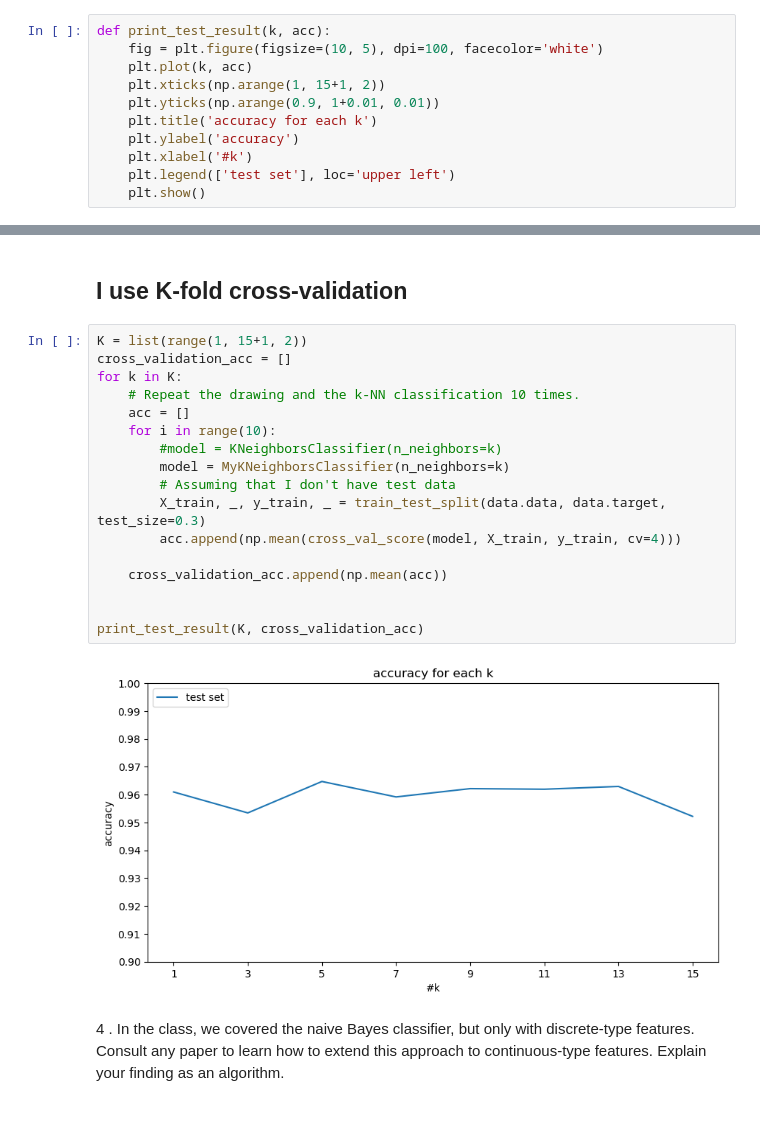
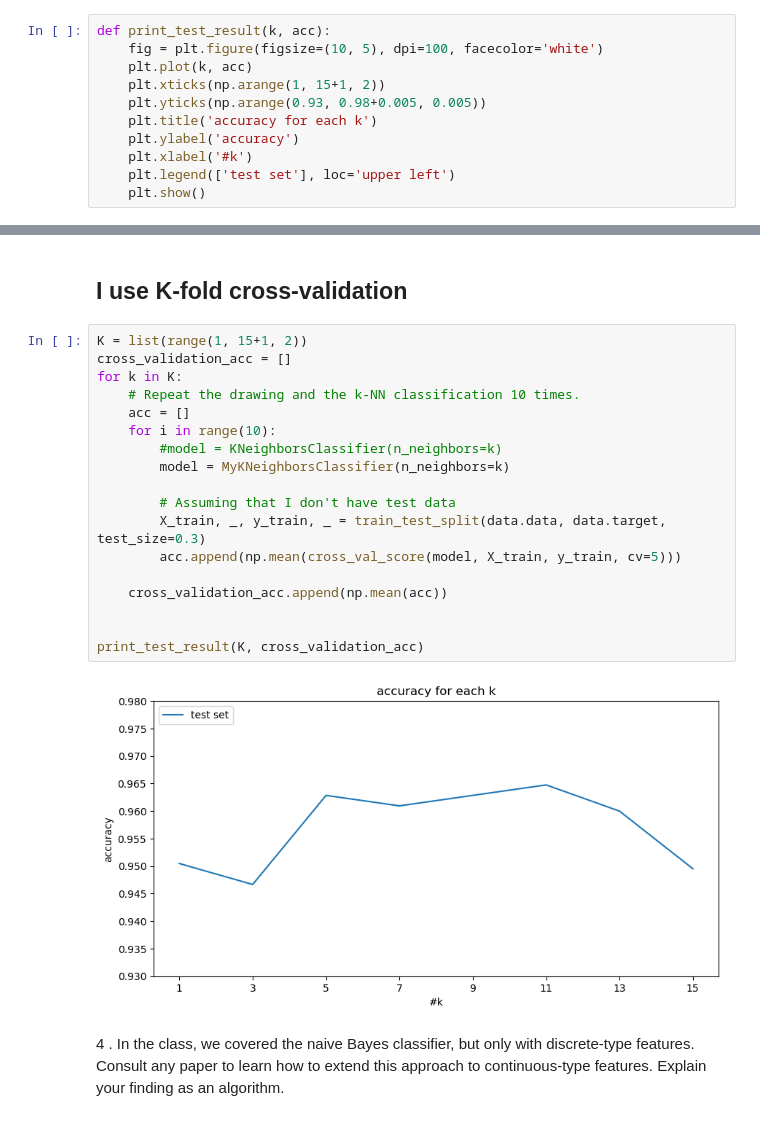
Before and after one commit to brian41005/NTUT-Machine-Learning-Spring-2018, a Jupyter notebook: HW1/ML HW1.ipynb, the cells around one changed output, grey strips where cells are left out. Cells and saved outputs as stored; diff of their text form.

```diff
--- a/HW1/ML HW1.ipynb
+++ b/HW1/ML HW1.ipynb
@@ -28,7 +29,7 @@ def print_test_result(k, acc):
     fig = plt.figure(figsize=(10, 5), dpi=100, facecolor='white')
     plt.plot(k, acc)
     plt.xticks(np.arange(1, 15+1, 2))
-    plt.yticks(np.arange(0.9, 1+0.01, 0.01))
+    plt.yticks(np.arange(0.93, 0.98+0.005, 0.005))
     plt.title('accuracy for each k')
     plt.ylabel('accuracy')
     plt.xlabel('#k')
@@ -94,22 +95,23 @@ print_test_result(K, test_acc_randomly)
 # %%
 K = list(range(1, 15+1, 2))
 cross_validation_acc = []
 for k in K:
     # Repeat the drawing and the k-NN classification 10 times.
     acc = []
     for i in range(10):
         #model = KNeighborsClassifier(n_neighbors=k)
         model = MyKNeighborsClassifier(n_neighbors=k)
+
         # Assuming that I don't have test data
         X_train, _, y_train, _ = train_test_split(data.data, data.target, test_size=0.3)
-        acc.append(np.mean(cross_val_score(model, X_train, y_train, cv=4)))
+        acc.append(np.mean(cross_val_score(model, X_train, y_train, cv=5)))
 
     cross_validation_acc.append(np.mean(acc))
 
 
 print_test_result(K, cross_validation_acc)
 # %% [output]
-[figure, old version]
+[figure, new version]
 # %% [markdown]
 4 . In the class, we covered the naive Bayes classifier, but only with discrete-type features. Consult any paper to learn how to extend this approach to continuous-type features. Explain your finding as an algorithm.
 # %% [markdown]
```
Also changed, not shown: parts of 2 cells of this notebook.
